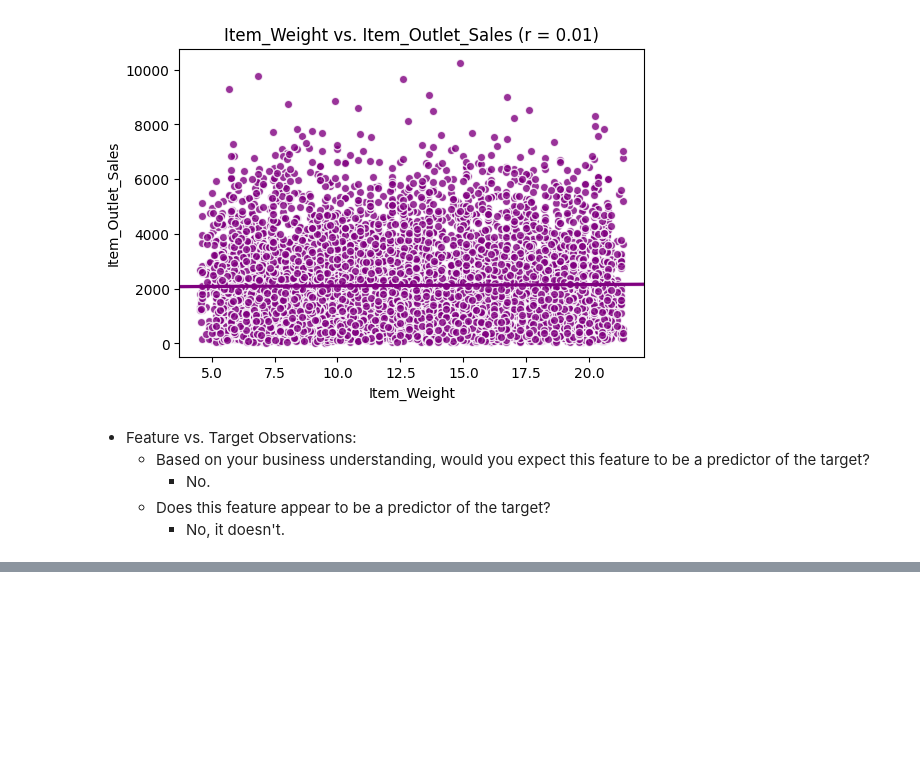
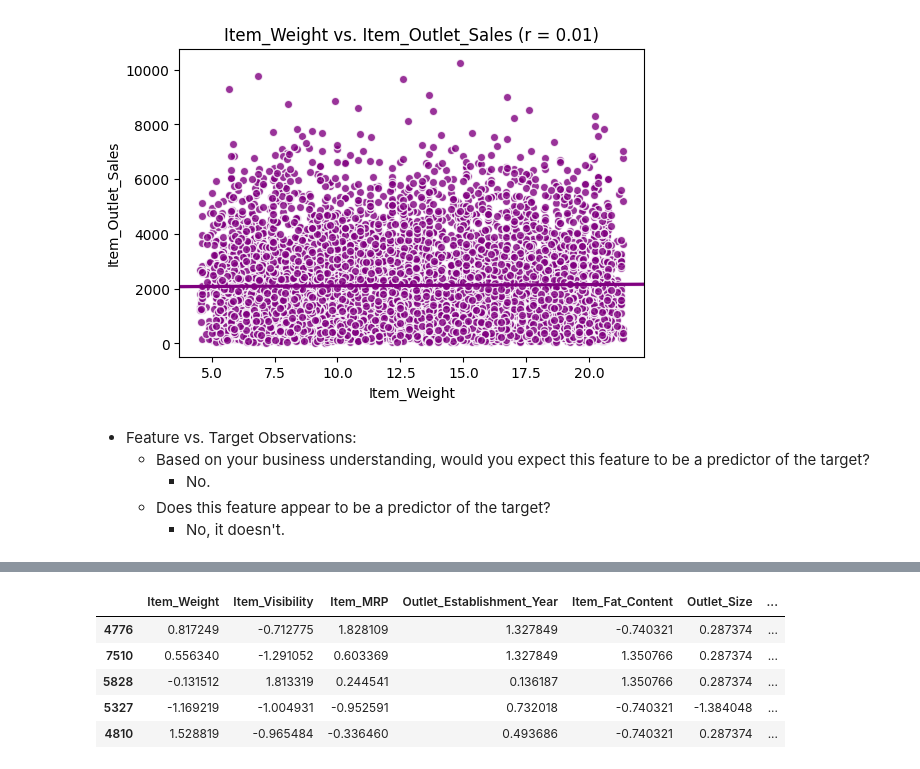
Before and after one commit to ElhamIsm/Prediction-of-Product-Sales, a Jupyter notebook: Prediction_of_Product_Sales.ipynb, the cells around one changed output, grey strips where cells are left out. Saved outputs shown, nothing was run; the diff lists cells and outputs as text; code cells hidden in the pictures; blank space fills up the shorter version.

```diff
--- a/Prediction_of_Product_Sales.ipynb
+++ b/Prediction_of_Product_Sales.ipynb
@@ -565,0 +710,9 @@ fig, ax = plot_numeric_vs_target(df, "Item_Weight", color = 'purple', truncate =
+# %%
+#Categorical/nominal pipeline
+ohe_cols = X_train.select_dtypes('object').drop(columns=ord_cols).columns
+#impute null values with missing
+impute_missing = SimpleImputer(strategy='constant',fill_value='MISSING')
+ohe_encoder = OneHotEncoder(sparse_output=False, handle_unknown='ignore')
+#make pipeline
+ohe_pipe = make_pipeline(impute_missing, ohe_encoder)
+ohe_pipe
@@ -565,0 +724,20 @@ fig, ax = plot_numeric_vs_target(df, "Item_Weight", color = 'purple', truncate =
+# %%
+# Define the 3 tuples
+#ordinal tuple
+ord_tuple = ('ordinal', ord_pipe, ord_cols)
+ord_tuple
+
+#nominal tuple
+ohe_tuple = ('categorical', ohe_pipe, ohe_cols)
+ohe_tuple
+
+#numerical tuple
+num_tuple = ('numeric', num_pipe, num_cols)
+num_tuple
+
+#Instantiate with verbose_feature_names_out=False
+col_transformer = ColumnTransformer([num_tuple, ord_tuple, ohe_tuple],
+                                    verbose_feature_names_out=False)
+# %%
+# Fit on training data
+col_transformer.fit(X_train)
@@ -565,0 +762,11 @@ fig, ax = plot_numeric_vs_target(df, "Item_Weight", color = 'purple', truncate =
+# %%
+#Transform to training data
+X_train_processed = col_transformer.transform(X_train)
+X_train_processed.head()
+# %% [output]
+|  | Item_Weight | Item_Visibility | Item_MRP | Outlet_Establishment_Year | Item_Fat_Content | Outlet_Size | ... |
+| 4776 | 0.817249 | -0.712775 | 1.828109 | 1.327849 | -0.740321 | 0.287374 | ... |
+| 7510 | 0.556340 | -1.291052 | 0.603369 | 1.327849 | 1.350766 | 0.287374 | ... |
+| 5828 | -0.131512 | 1.813319 | 0.244541 | 0.136187 | 1.350766 | 0.287374 | ... |
+| 5327 | -1.169219 | -1.004931 | -0.952591 | 0.732018 | -0.740321 | -1.384048 | ... |
+| 4810 | 1.528819 | -0.965484 | -0.336460 | 0.493686 | -0.740321 | 0.287374 | ... |
```
Also changed, not shown: parts of 21 cells of this notebook.
